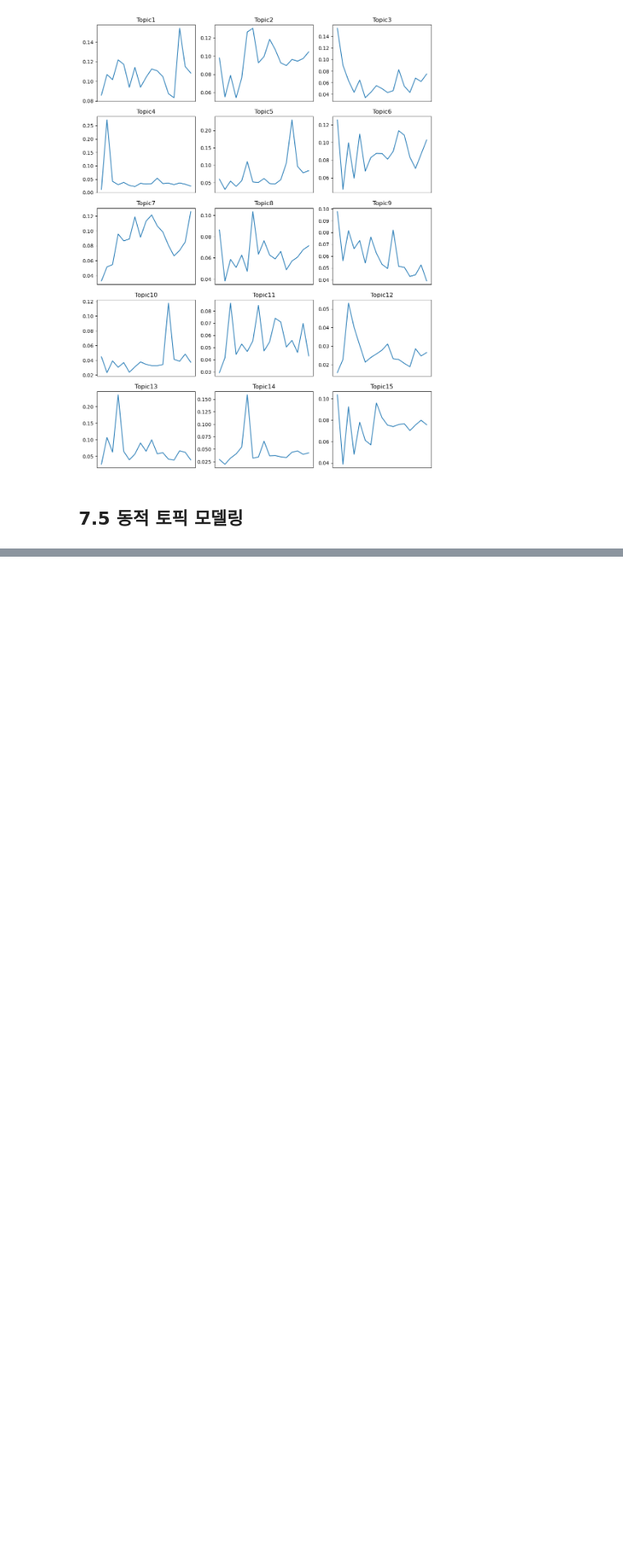
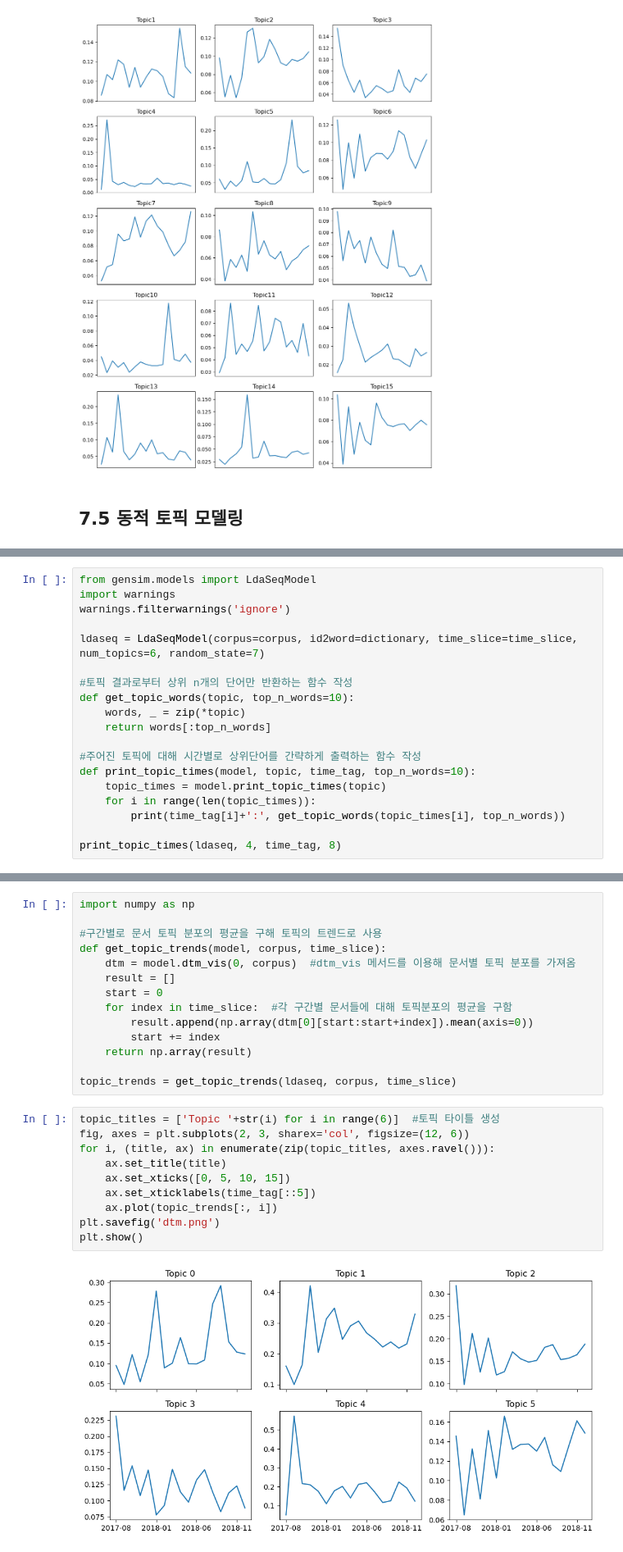
Before and after one commit to rosakim83/Textmining, a Jupyter notebook: Ch 07. 토픽모델링-rose.ipynb, the cells around one changed output, grey strips where cells are left out. Shown at 82% size. Drawn from its saved outputs; the diff is of its cells as text; blank space fills up the shorter version.

```diff
--- a/Ch 07. 토픽모델링-rose.ipynb
+++ b/Ch 07. 토픽모델링-rose.ipynb
@@ -352,0 +443,19 @@ plt.show()
+# %%
+from gensim.models import LdaSeqModel
+import warnings
+warnings.filterwarnings('ignore')
+
+ldaseq = LdaSeqModel(corpus=corpus, id2word=dictionary, time_slice=time_slice, num_topics=6, random_state=7)
+
+#토픽 결과로부터 상위 n개의 단어만 반환하는 함수 작성
+def get_topic_words(topic, top_n_words=10):
+    words, _ = zip(*topic)
+    return words[:top_n_words]
+
+#주어진 토픽에 대해 시간별로 상위단어를 간략하게 출력하는 함수 작성
+def print_topic_times(model, topic, time_tag, top_n_words=10):
+    topic_times = model.print_topic_times(topic)
+    for i in range(len(topic_times)):
+        print(time_tag[i]+':', get_topic_words(topic_times[i], top_n_words))
+
+print_topic_times(ldaseq, 4, time_tag, 8)
@@ -352,0 +480,26 @@ plt.show()
+# %%
+import numpy as np
+
+#구간별로 문서 토픽 분포의 평균을 구해 토픽의 트렌드로 사용
+def get_topic_trends(model, corpus, time_slice):
+    dtm = model.dtm_vis(0, corpus)  #dtm_vis 메서드를 이용해 문서별 토픽 분포를 가져옴
+    result = []
+    start = 0
+    for index in time_slice:  #각 구간별 문서들에 대해 토픽분포의 평균을 구함
+        result.append(np.array(dtm[0][start:start+index]).mean(axis=0))
+        start += index
+    return np.array(result)
+
+topic_trends = get_topic_trends(ldaseq, corpus, time_slice)
+# %%
+topic_titles = ['Topic '+str(i) for i in range(6)]  #토픽 타이틀 생성
+fig, axes = plt.subplots(2, 3, sharex='col', figsize=(12, 6))
+for i, (title, ax) in enumerate(zip(topic_titles, axes.ravel())):
+    ax.set_title(title)
+    ax.set_xticks([0, 5, 10, 15])
+    ax.set_xticklabels(time_tag[::5])
+    ax.plot(topic_trends[:, i])
+plt.savefig('dtm.png')
+plt.show()
+# %% [output]
+[figure, added]
```
Also changed, not shown: parts of 5 cells of this notebook, 2 other files.
